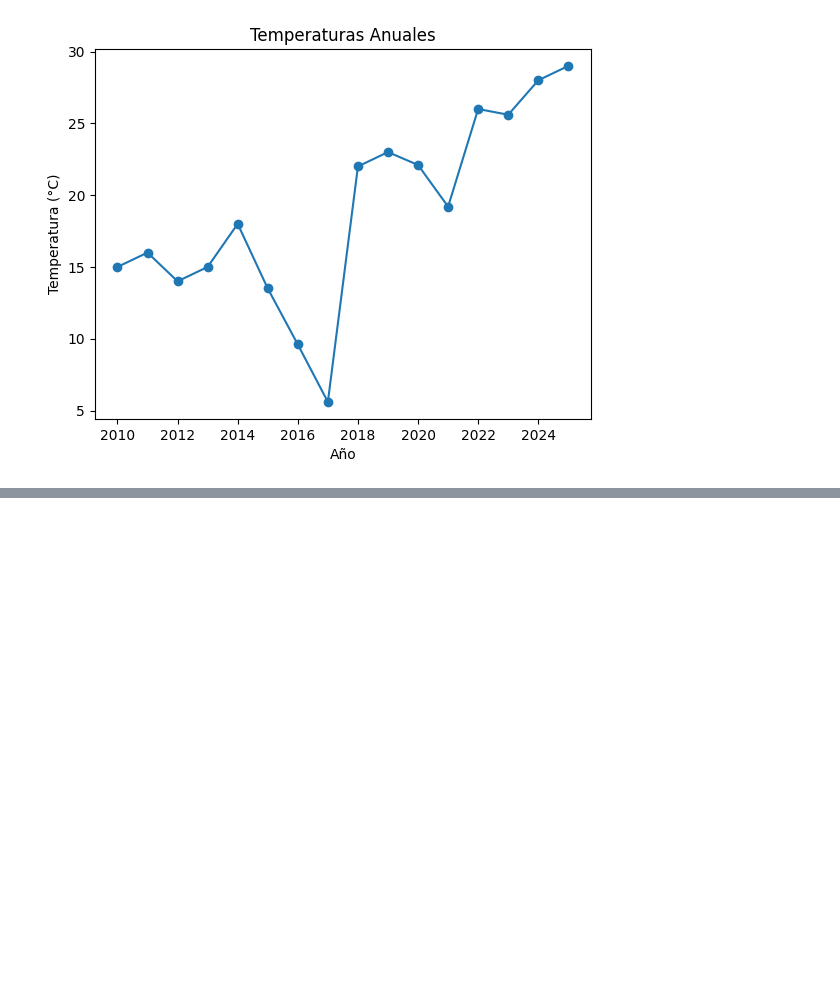
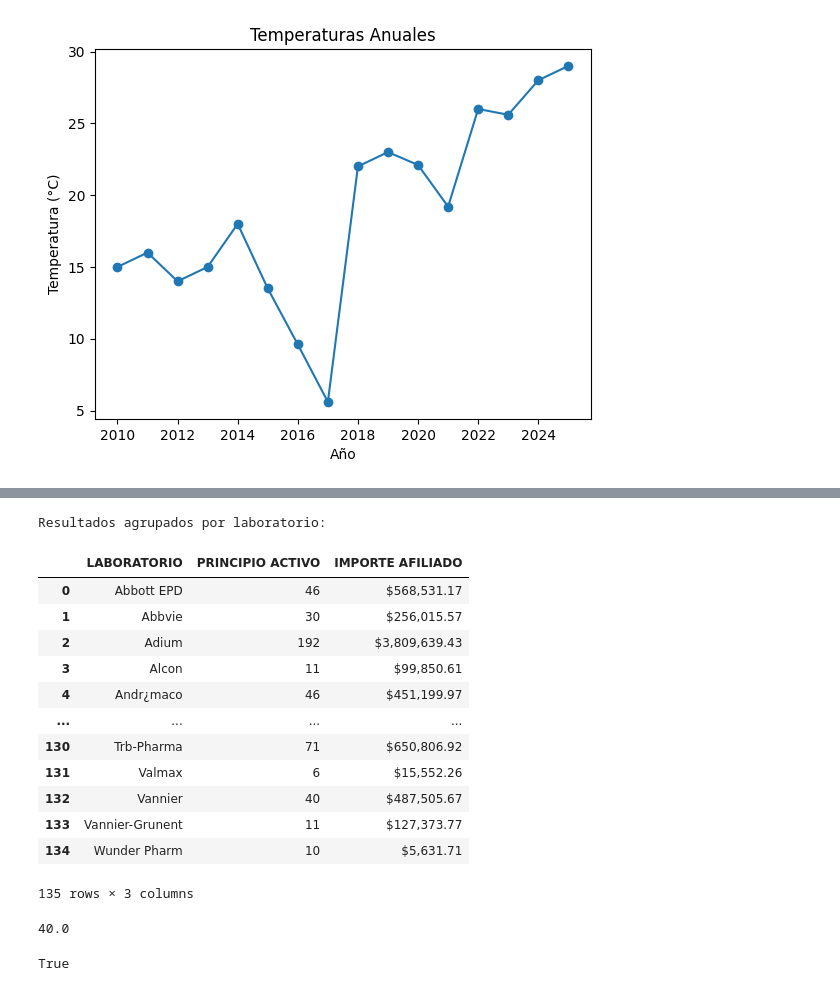
Before and after one commit to epere18/Teclab, a Jupyter notebook: Procesamiento_de_datos/Modulo_4/Practica_pd.ipynb, the cells around one changed output, grey strips where cells are left out. Cells and saved outputs as stored; diff of their text form; code cells hidden in the pictures; blank space fills up the shorter version.

```diff
--- a/Procesamiento_de_datos/Modulo_4/Practica_pd.ipynb
+++ b/Procesamiento_de_datos/Modulo_4/Practica_pd.ipynb
@@ -336,0 +530,45 @@ dtype: float64
+# %%
+# Eliminar el símbolo de pesos y espacios, y convertir a float
+df_farmacia['IMPORTE AFILIADO'] = df_farmacia['IMPORTE AFILIADO'] \
+    .replace('[\$,]', '', regex=True) \
+    .astype(float)
+
+laboratorio_agrupado = df_farmacia.groupby("LABORATORIO").agg({
+    'PRINCIPIO ACTIVO': 'count',
+    'IMPORTE AFILIADO': 'sum'
+}).reset_index()
+print("Resultados agrupados por laboratorio:")
+
+# Mostrar el resultado con formato de pesos
+pd.set_option('display.float_format', '${:,.2f}'.format)
+
+laboratorio_agrupado.head(136)
+# %% [output]
+Resultados agrupados por laboratorio:
+|  | LABORATORIO | PRINCIPIO ACTIVO | IMPORTE AFILIADO |
+| 0 | Abbott EPD | 46 | $568,531.17 |
+| 1 | Abbvie | 30 | $256,015.57 |
+| 2 | Adium | 192 | $3,809,639.43 |
+| 3 | Alcon | 11 | $99,850.61 |
+| 4 | Andr¿maco | 46 | $451,199.97 |
+| ... | ... | ... | ... |
+| 130 | Trb-Pharma | 71 | $650,806.92 |
+| 131 | Valmax | 6 | $15,552.26 |
+| 132 | Vannier | 40 | $487,505.67 |
+| 133 | Vannier-Grunent | 11 | $127,373.77 |
+| 134 | Wunder Pharm | 10 | $5,631.71 |
+135 rows × 3 columns
+# %%
+m = 10 / 2 +5*7
+
+print(m)
+# %% [output]
+40.0
+# %%
+es_mercado_abierto = True
+puedo_comprar = False
+
+y = es_mercado_abierto or puedo_comprar
+print(y)
+# %% [output]
+True
```
Also changed, not shown: parts of 15 cells of this notebook, 3 other files.
